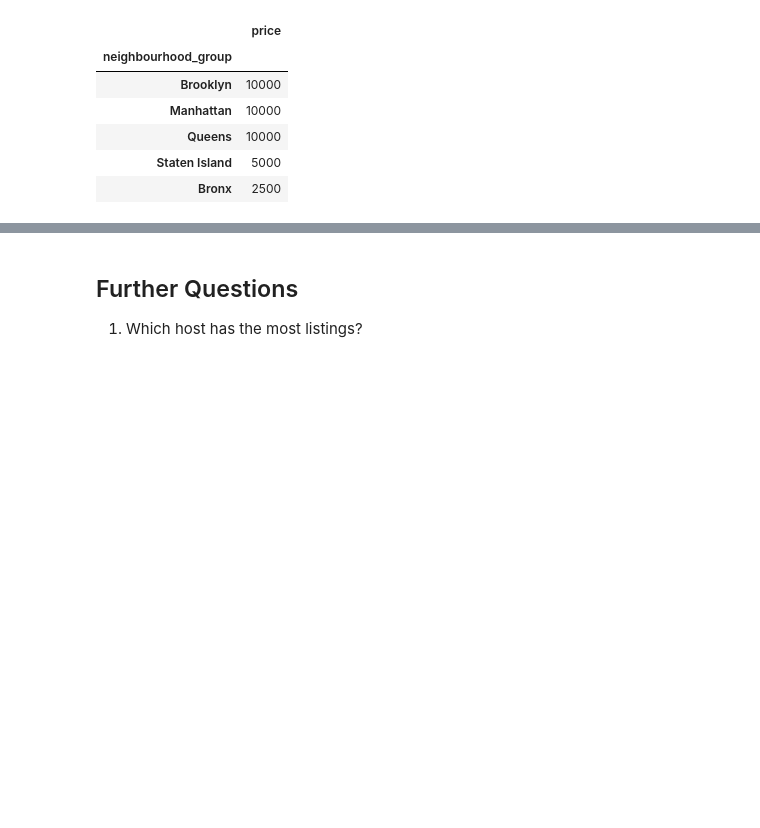
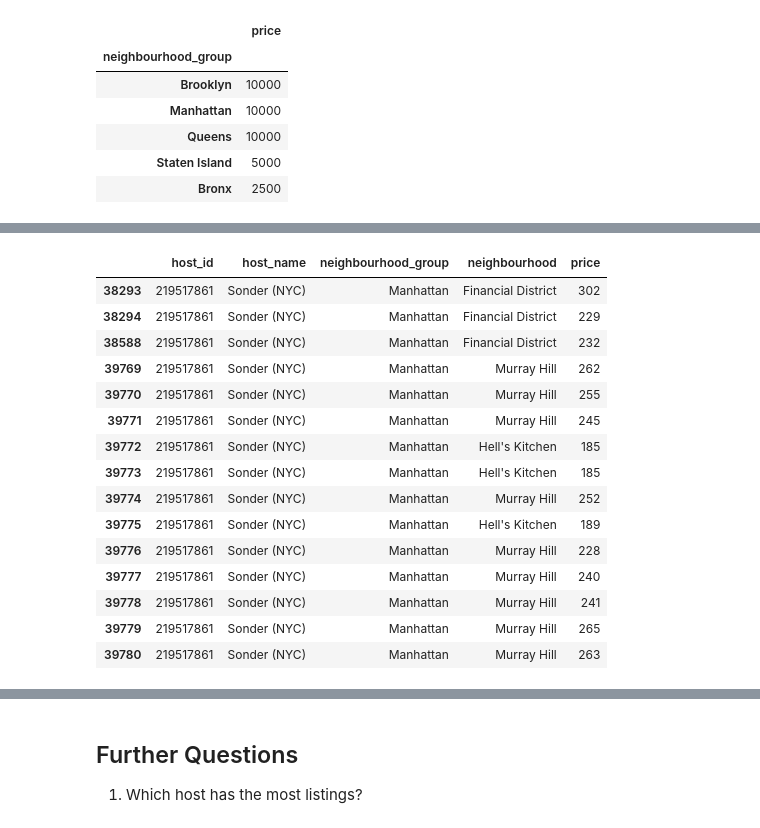
Before and after one commit to alebel94/Airbnb_Data_Project, a Jupyter notebook: AirBnB Case Study Project Jupyter notebook.ipynb, the cells around one changed output, grey strips where cells are left out. Saved outputs shown, nothing was run; the diff lists cells and outputs as text; code cells hidden in the pictures; blank space fills up the shorter version.

```diff
--- a/AirBnB Case Study Project Jupyter notebook.ipynb
+++ b/AirBnB Case Study Project Jupyter notebook.ipynb
@@ -113,0 +177,21 @@ max_price_neigh
+# %%
+high_price_host_loc = air_bnb[air_bnb['host_id']==219517861]
+high_price_host_loc[['host_id', 'host_name','neighbourhood_group', 'neighbourhood', 'price']].head(15)
+# Their name is Sonder(NYC) and are located in Manhattan in various neigborhoods
+# %% [output]
+|  | host_id | host_name | neighbourhood_group | neighbourhood | price |
+| 38293 | 219517861 | Sonder (NYC) | Manhattan | Financial District | 302 |
+| 38294 | 219517861 | Sonder (NYC) | Manhattan | Financial District | 229 |
+| 38588 | 219517861 | Sonder (NYC) | Manhattan | Financial District | 232 |
+| 39769 | 219517861 | Sonder (NYC) | Manhattan | Murray Hill | 262 |
+| 39770 | 219517861 | Sonder (NYC) | Manhattan | Murray Hill | 255 |
+| 39771 | 219517861 | Sonder (NYC) | Manhattan | Murray Hill | 245 |
+| 39772 | 219517861 | Sonder (NYC) | Manhattan | Hell's Kitchen | 185 |
+| 39773 | 219517861 | Sonder (NYC) | Manhattan | Hell's Kitchen | 185 |
+| 39774 | 219517861 | Sonder (NYC) | Manhattan | Murray Hill | 252 |
+| 39775 | 219517861 | Sonder (NYC) | Manhattan | Hell's Kitchen | 189 |
+| 39776 | 219517861 | Sonder (NYC) | Manhattan | Murray Hill | 228 |
+| 39777 | 219517861 | Sonder (NYC) | Manhattan | Murray Hill | 240 |
+| 39778 | 219517861 | Sonder (NYC) | Manhattan | Murray Hill | 241 |
+| 39779 | 219517861 | Sonder (NYC) | Manhattan | Murray Hill | 265 |
+| 39780 | 219517861 | Sonder (NYC) | Manhattan | Murray Hill | 263 |
```
Also changed, not shown: parts of 9 cells of this notebook.
